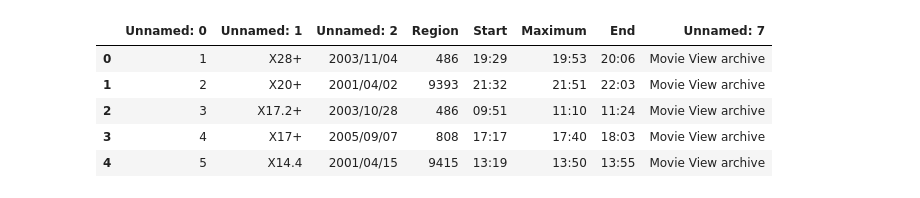
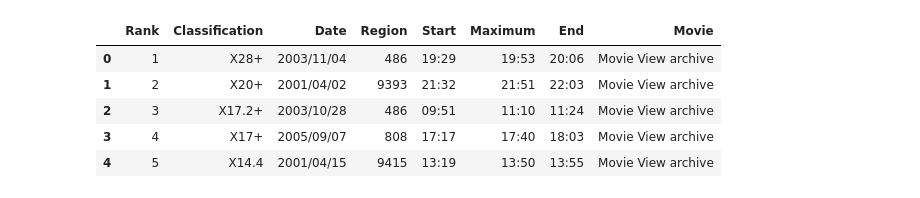
Before and after one commit to 1404mri/cmsc320projects, a Jupyter notebook: project1/project1code.ipynb, the cells around one changed output. Cells and saved outputs as stored; diff of their text form; code cells hidden in the pictures.

```diff
--- a/project1/project1code.ipynb
+++ b/project1/project1code.ipynb
@@ -60,9 +29,11 @@ print(table)
 # %%
 import pandas as pd
-df = pd.read_html(table)
-df[0].head()
+table = soup.find("table").prettify()
+df = pd.read_html(table)[0]
+df = df.rename(columns = {"Unnamed: 0": "Rank", "Unnamed: 1": "Classification", "Unnamed: 2" : "Date", "Unnamed: 7":"Movie"})
+df.head()
 # %% [output]
-|  | Unnamed: 0 | Unnamed: 1 | Unnamed: 2 | Region | Start | Maximum | End | Unnamed: 7 |
+|  | Rank | Classification | Date | Region | Start | Maximum | End | Movie |
 | 0 | 1 | X28+ | 2003/11/04 | 486 | 19:29 | 19:53 | 20:06 | Movie View archive |
 | 1 | 2 | X20+ | 2001/04/02 | 9393 | 21:32 | 21:51 | 22:03 | Movie View archive |
 | 2 | 3 | X17.2+ | 2003/10/28 | 486 | 09:51 | 11:10 | 11:24 | Movie View archive |
```
Also changed, not shown: parts of 45 cells of this notebook.
